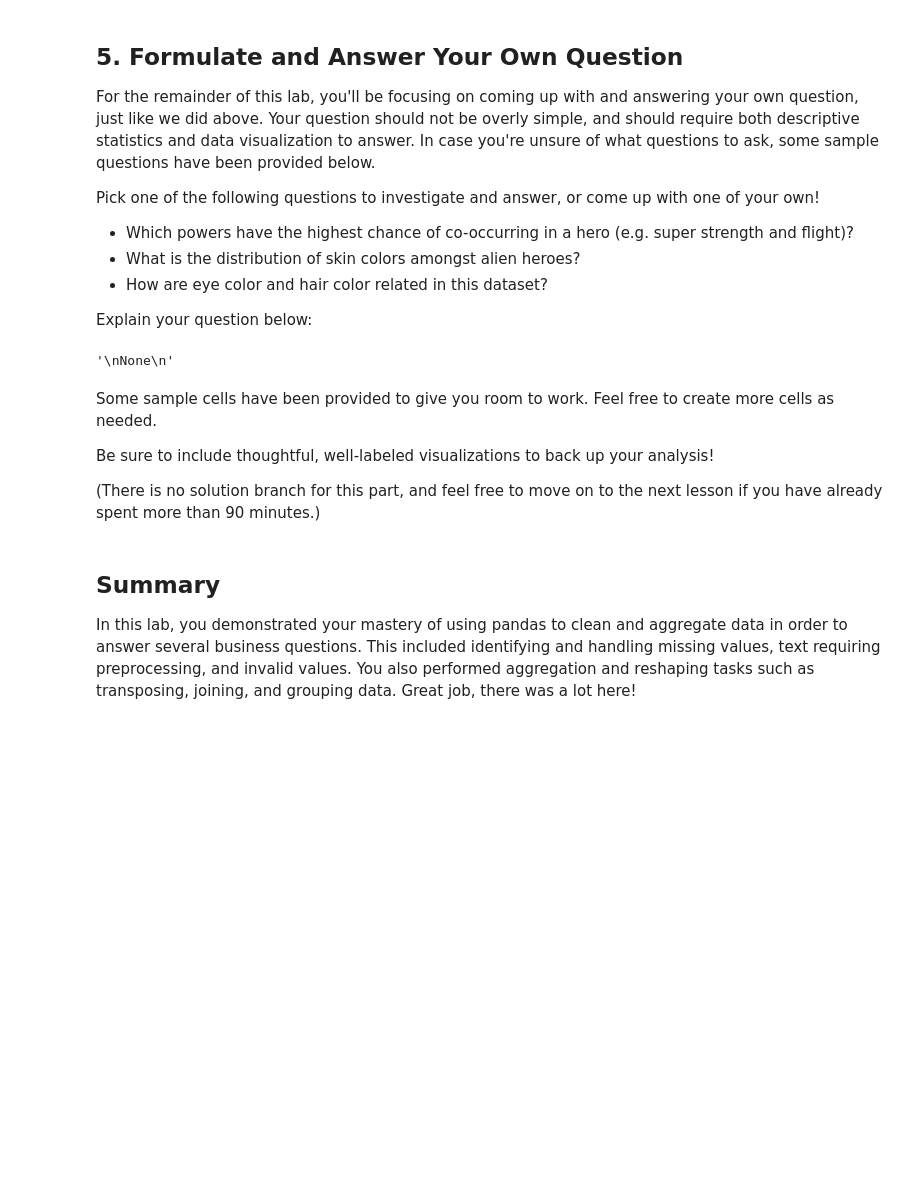
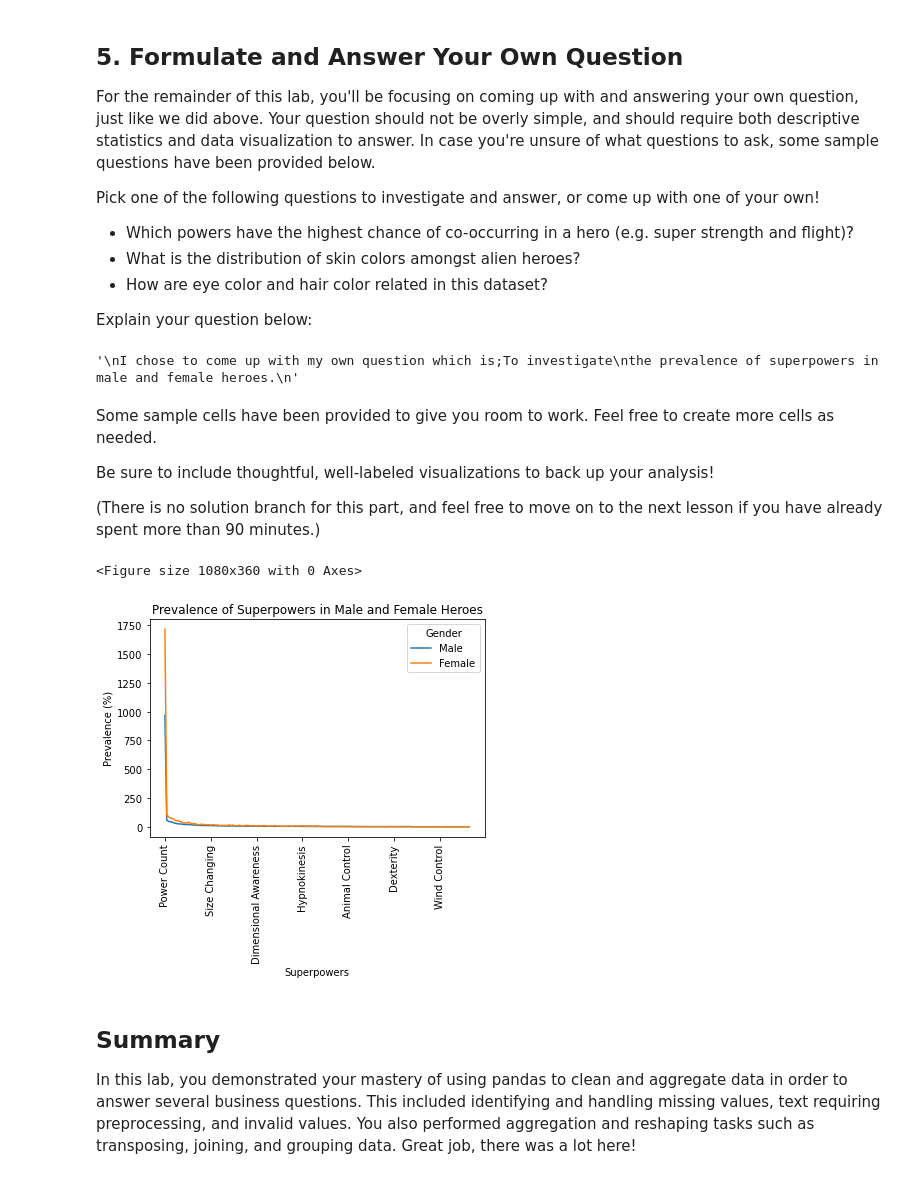
Before and after one commit to kiriiri/dsc-pandas-data-cleaning-lab, a Jupyter notebook: index.ipynb, the cells around one changed output. Saved outputs shown, nothing was run; the diff lists cells and outputs as text; code cells hidden in the pictures; blank space fills up the shorter version.

Commit message:
finalized the last question

```diff
--- a/index.ipynb
+++ b/index.ipynb
@@ -885,19 +885,59 @@ Pick one of the following questions to investigate and answer, or come up with o
 * How are eye color and hair color related in this dataset?
 
 Explain your question below:
-# %%
-# Replace None with appropriate text:
-"""
-None
-"""
-# %% [output]
-'\nNone\n'
+# %%
+# Replace None with appropriate text:
+"""
+I chose to come up with my own question which is;To investigate
+the prevalence of superpowers in male and female heroes.
+"""
+# %% [output]
+'\nI chose to come up with my own question which is;To investigate\nthe prevalence of superpowers in male and female heroes.\n'
 # %% [markdown]
 Some sample cells have been provided to give you room to work. Feel free to create more cells as needed.
 
 Be sure to include thoughtful, well-labeled visualizations to back up your analysis!
 
 (There is no solution branch for this part, and feel free to move on to the next lesson if you have already spent more than 90 minutes.)
+# %%
+# Separate df into male and female heroes
+male_heroes = heroes_and_powers_df[heroes_and_powers_df['Gender'] == 'Male']
+female_heroes = heroes_and_powers_df[heroes_and_powers_df['Gender'] == 'Female']
+# %%
+if len(male_heroes) == 0 or len(female_heroes) == 0:
+    print("No male or female heroes found.")
+else:
+    # Create a function to calculate prevalence percentage
+    def calculate_prevalence(data):
+        powers = data.columns[11:]
+        prevalence = data[powers].sum() / len(data) * 100
+        return prevalence
+
+    # Calculate prevalence for male and female heroes
+    male_powers_prevalence = calculate_prevalence(male_heroes)
+    female_powers_prevalence = calculate_prevalence(female_heroes)
+
+    # Combine both prevalence data into a new DataFrame for visualization
+    prevalence_df = pd.DataFrame({'Male': male_powers_prevalence, 'Female': female_powers_prevalence})
+    prevalence_df = prevalence_df.sort_values(by='Male', ascending=False)
+# %%
+plt.figure(figsize=(15, 5))
+
+prevalence_df.plot(stacked=True)
+
+plt.title("Prevalence of Superpowers in Male and Female Heroes")
+
+plt.xlabel("Superpowers")
+plt.ylabel("Prevalence (%)")
+
+plt.xticks(rotation=90)
+
+plt.legend(title='Gender')
+
+plt.show()
+# %% [output]
+<Figure size 1080x360 with 0 Axes>
+[figure, added]
 # %% [markdown]
 ## Summary
 
```
Also changed, not shown: parts of 5 cells of this notebook.
